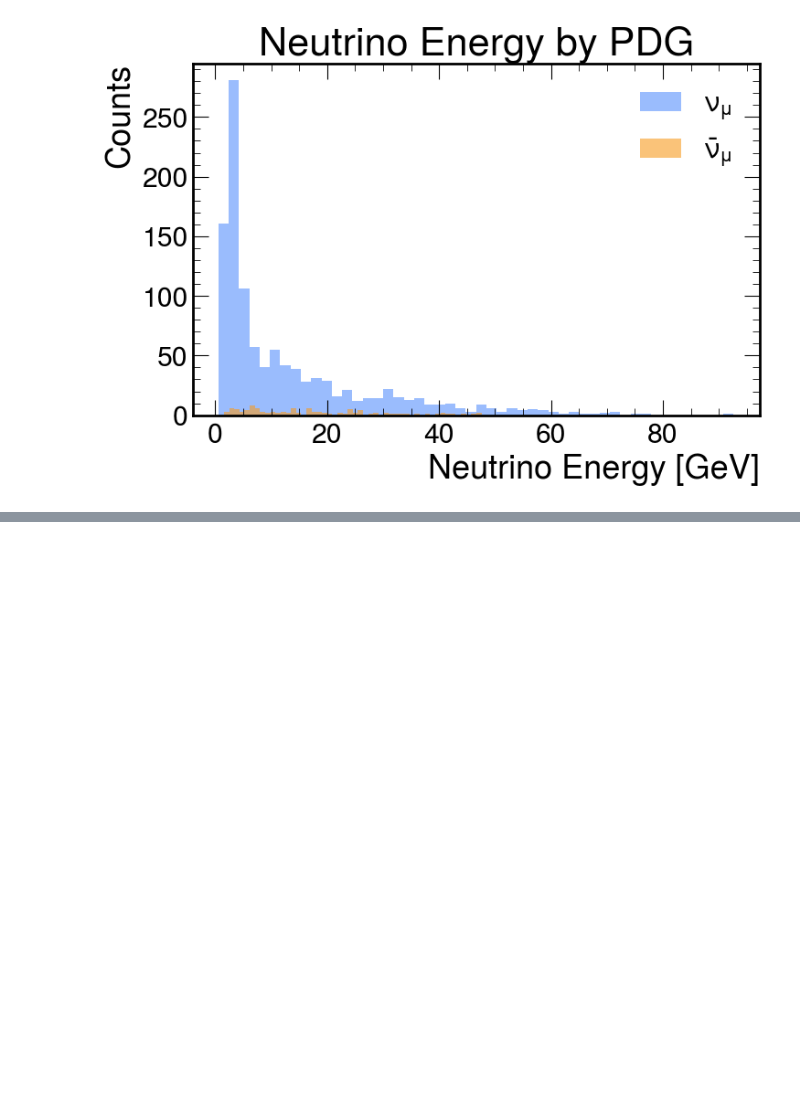
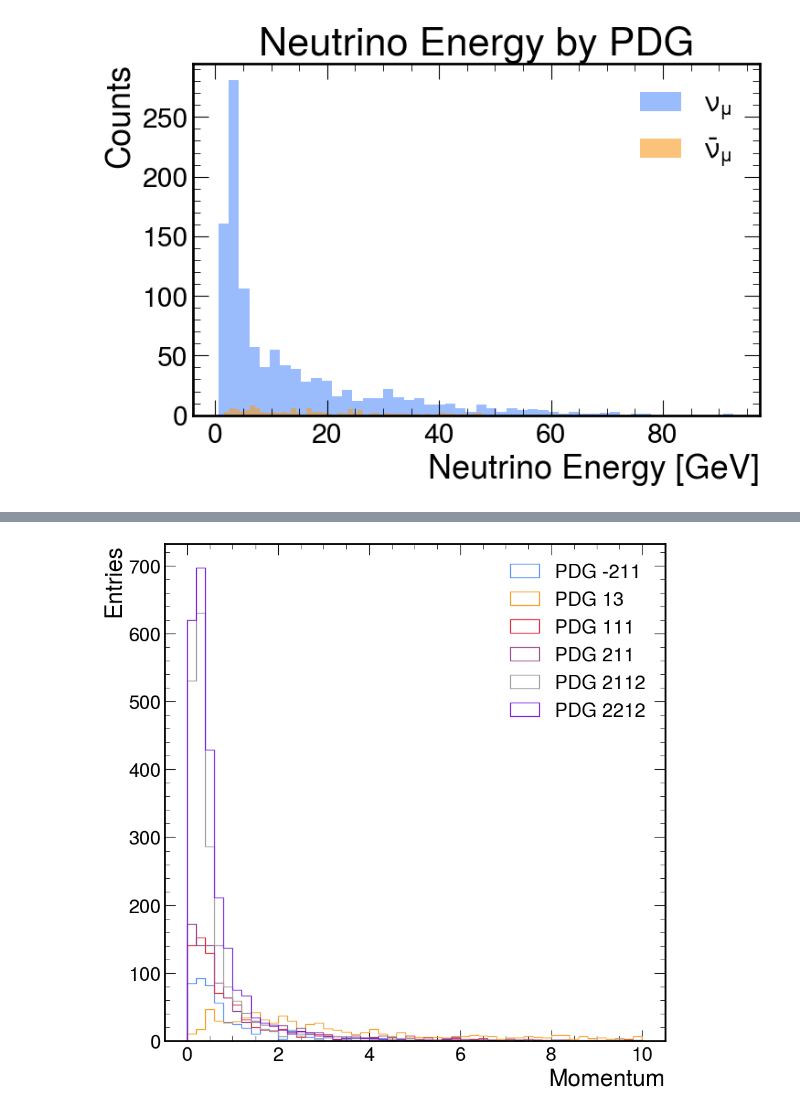
Before and after one commit to DUNE/duneanasel, a Jupyter notebook: examples/simple_file_reading/uproot_file_reading.ipynb, the cells around one changed output, grey strips where cells are left out. Saved outputs shown, nothing was run; the diff lists cells and outputs as text; code cells hidden in the pictures; blank space fills up the shorter version.

```diff
--- a/examples/simple_file_reading/uproot_file_reading.ipynb
+++ b/examples/simple_file_reading/uproot_file_reading.ipynb
@@ -99,0 +110,15 @@ plt.show()
+# %%
+f = ROOT.TFile("../../../work_folder/MicroProdN4p1_NDComplex_FHC.caf.full.light.spineonly.0002459.CAF.root")
+tree = f.Get("cafTree")
+tree.Print()
+
+numu_prim_props = {"numu_prim_pdg": [], "numu_prim_p": []}
+for entry in tree:
+    for nu in entry.rec.mc.nu:
+        if nu.pdg != 14:
+            continue
+        for p in nu.prim:
+            numu_prim_props["numu_prim_pdg"].append(p.pdg)
+            numu_prim_props["numu_prim_p"].append(p.p.Mag())
+
+print(numu_prim_props)
@@ -99,0 +143,18 @@ plt.show()
+# %%
+df = pd.DataFrame({"numu_prim_pdg": numu_prim_props["numu_prim_pdg"], "numu_prim_p": numu_prim_props["numu_prim_p"]})
+selected_pdgs = [13, 211, -211, 111, 2212, 2112]
+df_filtered = df[df["numu_prim_pdg"].isin(selected_pdgs)]
+# %%
+for pdg, group in df_filtered.groupby("numu_prim_pdg"):
+    plt.hist(group["numu_prim_p"],
+             bins=50,
+             histtype="step",
+             label=f"PDG {pdg}",
+             range=(0, 10))
+
+plt.xlabel("Momentum")
+plt.ylabel("Entries")
+plt.legend()
+plt.show()
+# %% [output]
+[figure, added]
```
Also changed, not shown: parts of 4 cells of this notebook, 1 other file.
